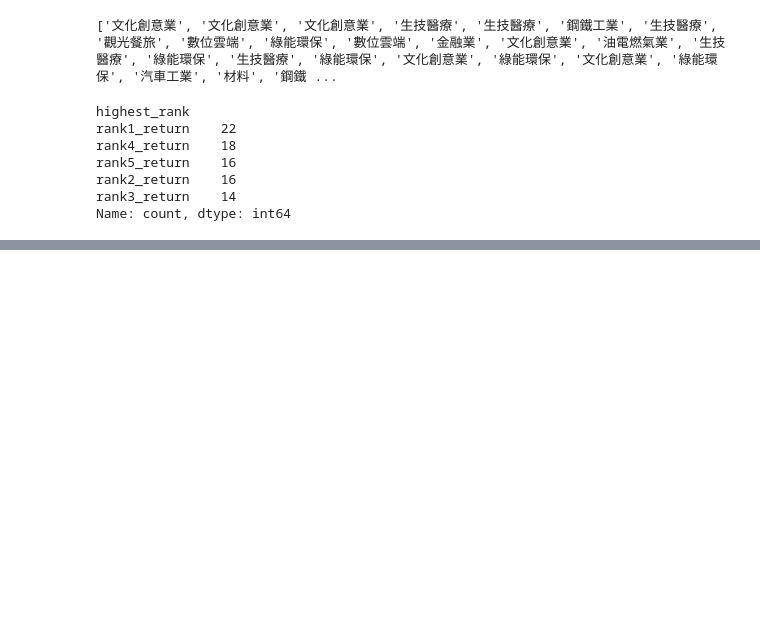
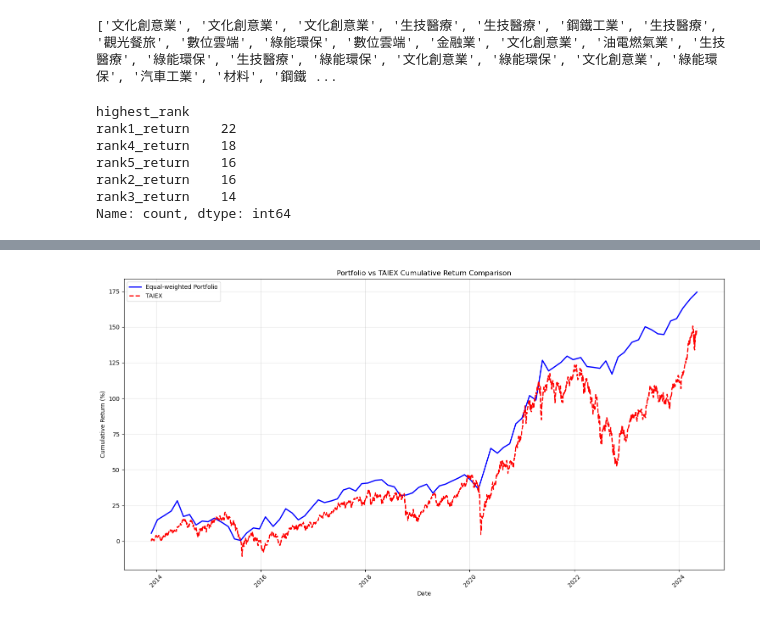
Before and after one commit to Tseng1028/industry-rotation, a Jupyter notebook: industryRL_v5/plot.ipynb, the cells around one changed output, grey strips where cells are left out. Saved outputs shown, nothing was run; the diff lists cells and outputs as text; code cells hidden in the pictures; blank space fills up the shorter version.

```diff
--- a/industryRL_v5/plot.ipynb
+++ b/industryRL_v5/plot.ipynb
@@ -157,0 +209,77 @@ Name: count, dtype: int64
+# %%
+def calculate_sharpe(returns, rf_rate=0.02):
+    """計算夏普比率
+    rf_rate: 無風險利率，預設為2%"""
+    excess_returns = returns - rf_rate/252  # 假設是日頻率數據
+    return np.sqrt(252) * np.mean(excess_returns) / np.std(excess_returns)
+
+def calculate_mdd(cumulative_returns):
+    """計算最大回撤"""
+    rolling_max = np.maximum.accumulate(cumulative_returns)
+    drawdowns = (cumulative_returns - rolling_max) / rolling_max
+    return np.min(drawdowns) * 100
+# %%
+# 原有的圖表繪製代碼
+plt.figure(figsize=(15, 8))
+
+# 畫出投資組合累積報酬
+plt.plot(rolling_predictions['predict_start'].values,
+         rolling_predictions['cumulative_equal_return'].values,
+         label='Equal-weighted Portfolio',
+         color='blue',
+         linewidth=2)
+
+# 畫出台灣加權指數累積報酬
+plt.plot(twii.index.values,
+         twii['Cumulative_Return'].values,
+         label='TAIEX',
+         color='red',
+         linestyle='--',
+         linewidth=2)
+
+plt.title('Portfolio vs TAIEX Cumulative Return Comparison')
+plt.xlabel('Date')
+plt.ylabel('Cumulative Return (%)')
+plt.grid(True, alpha=0.3)
+plt.legend()
+plt.xticks(rotation=45)
+plt.tight_layout()
+
+# 顯示圖表
+plt.show()
+
+# 計算投資組合的日報酬率
+portfolio_daily_returns = rolling_predictions['cumulative_equal_return'].pct_change()
+portfolio_sharpe = calculate_sharpe(portfolio_daily_returns.dropna())
+portfolio_mdd = calculate_mdd(1 + rolling_predictions['cumulative_equal_return']/100)
+
+# 計算台灣加權指數的日報酬率
+twii_daily_returns = twii['Cumulative_Return'].pct_change()
+twii_sharpe = calculate_sharpe(twii_daily_returns.dropna())
+twii_mdd = calculate_mdd(1 + twii['Cumulative_Return']/100)
+
+# 印出績效比較
+print("\n績效比較:")
+print(f"投資組合總報酬率: {rolling_predictions['cumulative_equal_return'].iloc[-1]:.2f}%")
+print(f"台灣加權指數總報酬率: {twii['Cumulative_Return'].iloc[-1]:.2f}%")
+
+# 計算年化報酬率
+portfolio_years = (rolling_predictions['predict_start'].max() - rolling_predictions['predict_start'].min()).days / 365
+portfolio_annualized = ((1 + rolling_predictions['cumulative_equal_return'].iloc[-1]/100) ** (1/portfolio_years) - 1) * 100
+
+twii_years = (twii.index[-1] - twii.index[0]).days / 365
+twii_annualized = ((1 + twii['Cumulative_Return'].iloc[-1]/100) ** (1/twii_years) - 1) * 100
+
+print(f"\n年化報酬率:")
+print(f"投資組合年化報酬率: {portfolio_annualized:.2f}%")
+print(f"台灣加權指數年化報酬率: {twii_annualized:.2f}%")
+
+print(f"\n夏普比率:")
+print(f"投資組合夏普比率: {portfolio_sharpe:.2f}")
+
+
+print(f"\n最大回撤:")
+print(f"投資組合最大回撤: {portfolio_mdd:.2f}%")
+print(f"台灣加權指數最大回撤: {twii_mdd:.2f}%")
+# %% [output]
+[figure, added]
```
Also changed, not shown: parts of 8 cells of this notebook, 11 other files.
